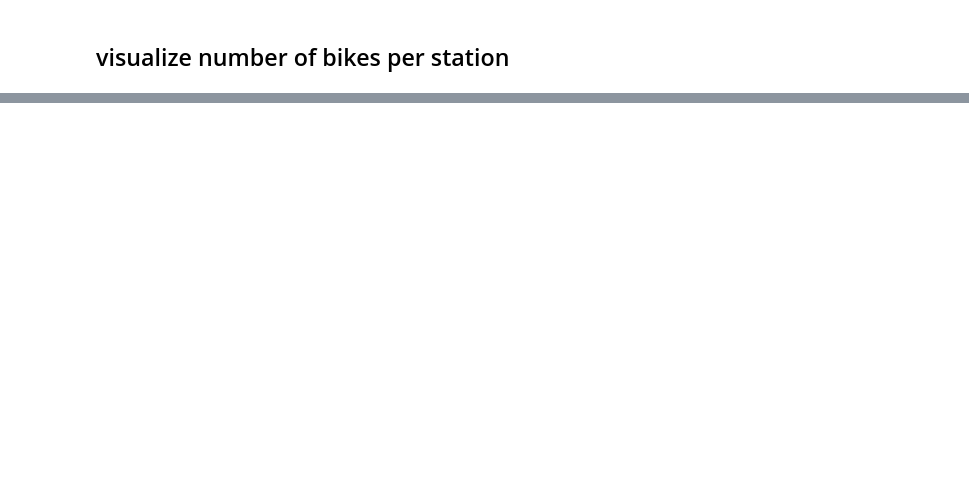
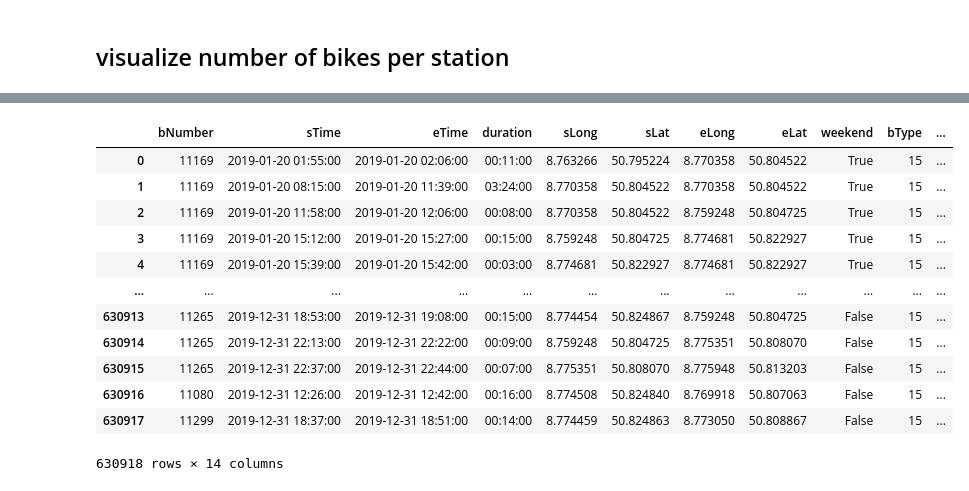
Before and after one commit to Tezzmo/PDS_Project, a Jupyter notebook: notebooks/dataExplorationJonas.ipynb, the cells around one changed output, grey strips where cells are left out. Saved outputs shown, nothing was run; the diff lists cells and outputs as text; code cells hidden in the pictures; blank space fills up the shorter version.

```diff
--- a/notebooks/dataExplorationJonas.ipynb
+++ b/notebooks/dataExplorationJonas.ipynb
@@ -125,0 +148,7 @@ nextbike.visualization.visualizeNumberOfBikesPerStationBarplot('2019-08-20 19:00
+# %%
+dfWeather = nextbike.io.getWeatherData()
+dfWeatherMinutes = pd.DataFrame({'date': pd.date_range('2019-01-01', '2020-01-01', freq='min', closed='left')})
+dfWeatherMinutes = dfWeatherMinutes.set_index('date')
+dfWeatherMinutes = dfWeatherMinutes.join(dfWeather)
+dfWeatherMinutes = dfWeatherMinutes.fillna(axis='index', method='ffill')
+dfWeatherMinutes
@@ -125,0 +170,17 @@ nextbike.visualization.visualizeNumberOfBikesPerStationBarplot('2019-08-20 19:00
+# %%
+dfTrips = dfTrips.join(dfWeatherMinutes, how='left', on='sTime')
+dfTrips
+# %% [output]
+|  | bNumber | sTime | eTime | duration | sLong | sLat | eLong | eLat | weekend | bType | ... |
+| 0 | 11169 | 2019-01-20 01:55:00 | 2019-01-20 02:06:00 | 00:11:00 | 8.763266 | 50.795224 | 8.770358 | 50.804522 | True | 15 | ... |
+| 1 | 11169 | 2019-01-20 08:15:00 | 2019-01-20 11:39:00 | 03:24:00 | 8.770358 | 50.804522 | 8.770358 | 50.804522 | True | 15 | ... |
+| 2 | 11169 | 2019-01-20 11:58:00 | 2019-01-20 12:06:00 | 00:08:00 | 8.770358 | 50.804522 | 8.759248 | 50.804725 | True | 15 | ... |
+| 3 | 11169 | 2019-01-20 15:12:00 | 2019-01-20 15:27:00 | 00:15:00 | 8.759248 | 50.804725 | 8.774681 | 50.822927 | True | 15 | ... |
+| 4 | 11169 | 2019-01-20 15:39:00 | 2019-01-20 15:42:00 | 00:03:00 | 8.774681 | 50.822927 | 8.774681 | 50.822927 | True | 15 | ... |
+| ... | ... | ... | ... | ... | ... | ... | ... | ... | ... | ... | ... |
+| 630913 | 11265 | 2019-12-31 18:53:00 | 2019-12-31 19:08:00 | 00:15:00 | 8.774454 | 50.824867 | 8.759248 | 50.804725 | False | 15 | ... |
+| 630914 | 11265 | 2019-12-31 22:13:00 | 2019-12-31 22:22:00 | 00:09:00 | 8.759248 | 50.804725 | 8.775351 | 50.808070 | False | 15 | ... |
+| 630915 | 11265 | 2019-12-31 22:37:00 | 2019-12-31 22:44:00 | 00:07:00 | 8.775351 | 50.808070 | 8.775948 | 50.813203 | False | 15 | ... |
+| 630916 | 11080 | 2019-12-31 12:26:00 | 2019-12-31 12:42:00 | 00:16:00 | 8.774508 | 50.824840 | 8.769918 | 50.807063 | False | 15 | ... |
+| 630917 | 11299 | 2019-12-31 18:37:00 | 2019-12-31 18:51:00 | 00:14:00 | 8.774459 | 50.824863 | 8.773050 | 50.808867 | False | 15 | ... |
+630918 rows × 14 columns
```
Also changed, not shown: parts of 22 cells of this notebook.
